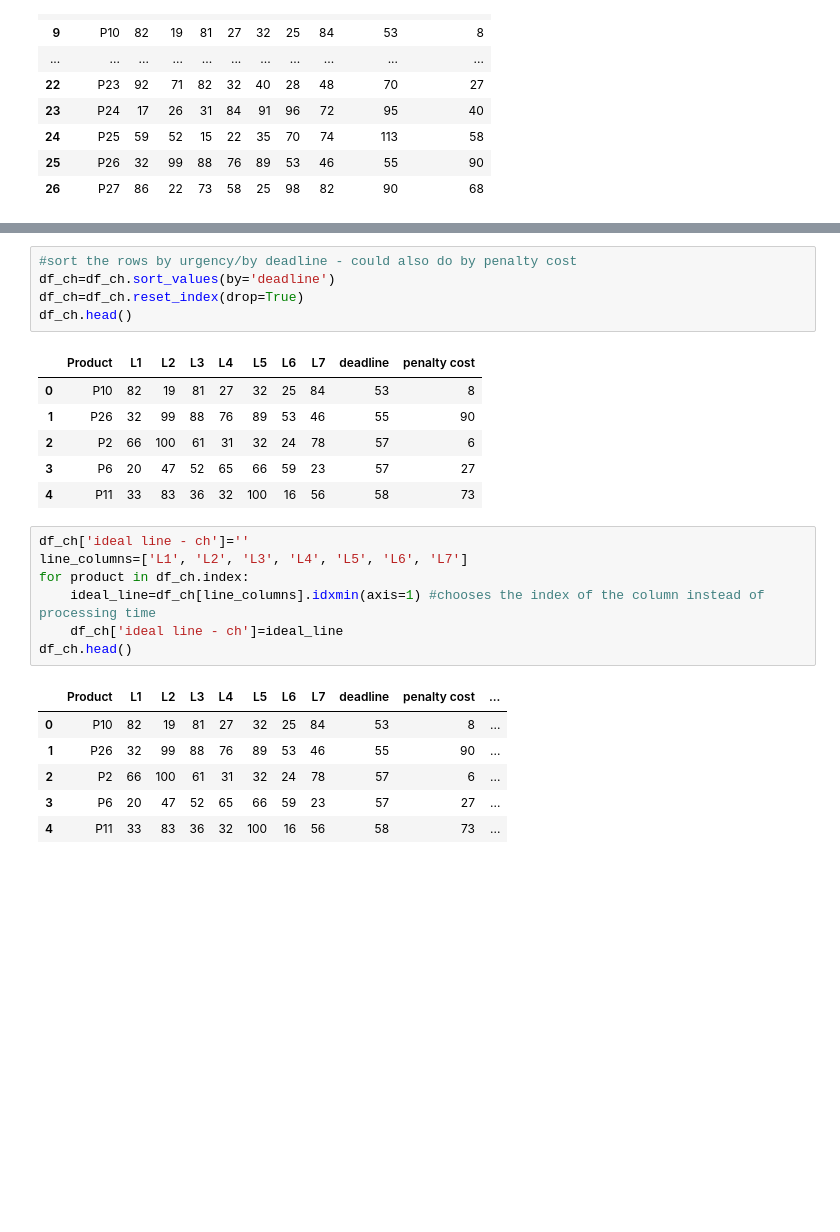
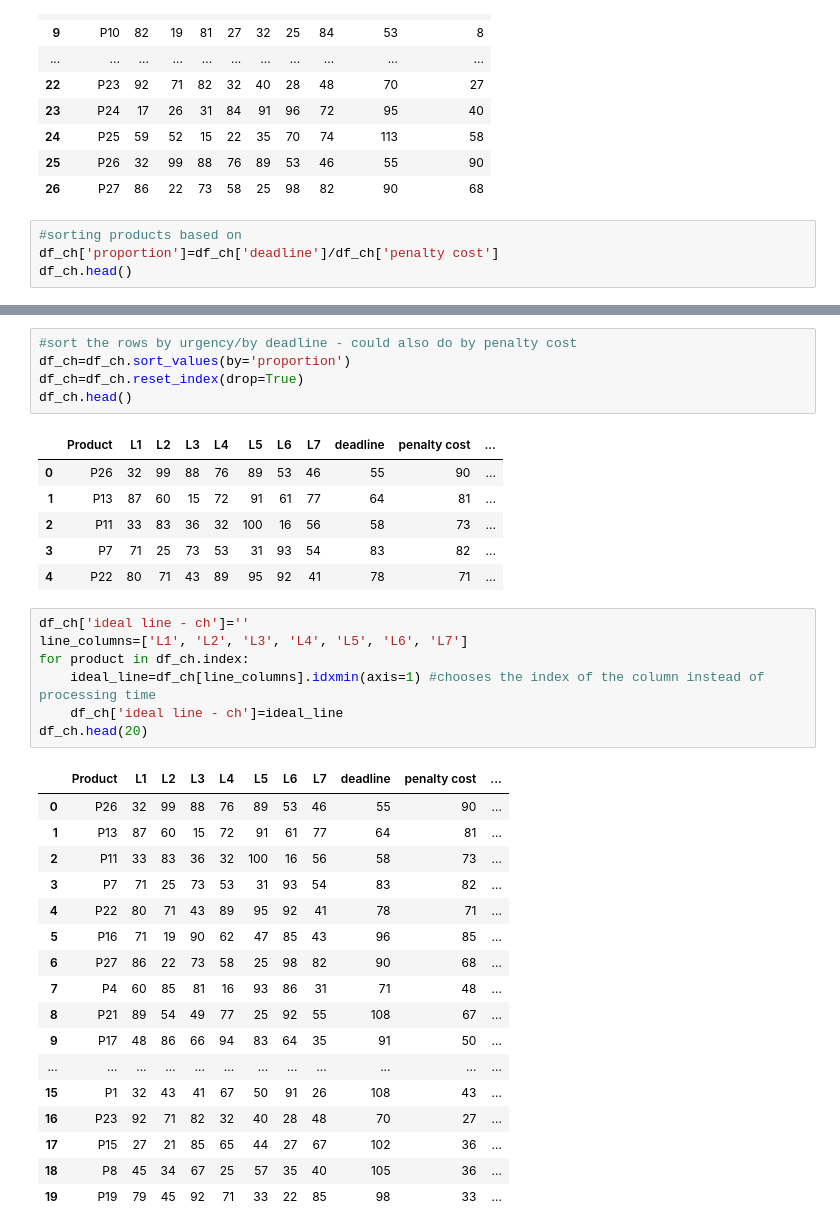
Before and after one commit to maritvanmegesen/OR5, a Jupyter notebook: or5_constructive_heuristic.ipynb, the cells around one changed output, grey strips where cells are left out. Saved outputs shown, nothing was run; the diff lists cells and outputs as text; blank space fills up the shorter version.

```diff
--- a/or5_constructive_heuristic.ipynb
+++ b/or5_constructive_heuristic.ipynb
@@ -23,3 +23,7 @@ df_ch.head(27)
 | 24 | P25 | 59 | 52 | 15 | 22 | 35 | 70 | 74 | 113 | 58 |
 | 25 | P26 | 32 | 99 | 88 | 76 | 89 | 53 | 46 | 55 | 90 |
 | 26 | P27 | 86 | 22 | 73 | 58 | 25 | 98 | 82 | 90 | 68 |
+# %%
+#sorting products based on
+df_ch['proportion']=df_ch['deadline']/df_ch['penalty cost']
+df_ch.head()
@@ -26,29 +37,40 @@ df_ch.head(27)
 # %%
 #sort the rows by urgency/by deadline - could also do by penalty cost
-df_ch=df_ch.sort_values(by='deadline')
+df_ch=df_ch.sort_values(by='proportion')
 df_ch=df_ch.reset_index(drop=True)
 df_ch.head()
 # %% [output]
-|  | Product | L1 | L2 | L3 | L4 | L5 | L6 | L7 | deadline | penalty cost |
-| 0 | P10 | 82 | 19 | 81 | 27 | 32 | 25 | 84 | 53 | 8 |
-| 1 | P26 | 32 | 99 | 88 | 76 | 89 | 53 | 46 | 55 | 90 |
-| 2 | P2 | 66 | 100 | 61 | 31 | 32 | 24 | 78 | 57 | 6 |
-| 3 | P6 | 20 | 47 | 52 | 65 | 66 | 59 | 23 | 57 | 27 |
-| 4 | P11 | 33 | 83 | 36 | 32 | 100 | 16 | 56 | 58 | 73 |
+|  | Product | L1 | L2 | L3 | L4 | L5 | L6 | L7 | deadline | penalty cost | ... |
+| 0 | P26 | 32 | 99 | 88 | 76 | 89 | 53 | 46 | 55 | 90 | ... |
+| 1 | P13 | 87 | 60 | 15 | 72 | 91 | 61 | 77 | 64 | 81 | ... |
+| 2 | P11 | 33 | 83 | 36 | 32 | 100 | 16 | 56 | 58 | 73 | ... |
+| 3 | P7 | 71 | 25 | 73 | 53 | 31 | 93 | 54 | 83 | 82 | ... |
+| 4 | P22 | 80 | 71 | 43 | 89 | 95 | 92 | 41 | 78 | 71 | ... |
 # %%
 df_ch['ideal line - ch']=''
 line_columns=['L1', 'L2', 'L3', 'L4', 'L5', 'L6', 'L7']
 for product in df_ch.index:
     ideal_line=df_ch[line_columns].idxmin(axis=1) #chooses the index of the column instead of processing time
     df_ch['ideal line - ch']=ideal_line
-df_ch.head()
+df_ch.head(20)
 # %% [output]
 |  | Product | L1 | L2 | L3 | L4 | L5 | L6 | L7 | deadline | penalty cost | ... |
-| 0 | P10 | 82 | 19 | 81 | 27 | 32 | 25 | 84 | 53 | 8 | ... |
-| 1 | P26 | 32 | 99 | 88 | 76 | 89 | 53 | 46 | 55 | 90 | ... |
-| 2 | P2 | 66 | 100 | 61 | 31 | 32 | 24 | 78 | 57 | 6 | ... |
-| 3 | P6 | 20 | 47 | 52 | 65 | 66 | 59 | 23 | 57 | 27 | ... |
-| 4 | P11 | 33 | 83 | 36 | 32 | 100 | 16 | 56 | 58 | 73 | ... |
+| 0 | P26 | 32 | 99 | 88 | 76 | 89 | 53 | 46 | 55 | 90 | ... |
+| 1 | P13 | 87 | 60 | 15 | 72 | 91 | 61 | 77 | 64 | 81 | ... |
+| 2 | P11 | 33 | 83 | 36 | 32 | 100 | 16 | 56 | 58 | 73 | ... |
+| 3 | P7 | 71 | 25 | 73 | 53 | 31 | 93 | 54 | 83 | 82 | ... |
+| 4 | P22 | 80 | 71 | 43 | 89 | 95 | 92 | 41 | 78 | 71 | ... |
+| 5 | P16 | 71 | 19 | 90 | 62 | 47 | 85 | 43 | 96 | 85 | ... |
+| 6 | P27 | 86 | 22 | 73 | 58 | 25 | 98 | 82 | 90 | 68 | ... |
+| 7 | P4 | 60 | 85 | 81 | 16 | 93 | 86 | 31 | 71 | 48 | ... |
+| 8 | P21 | 89 | 54 | 49 | 77 | 25 | 92 | 55 | 108 | 67 | ... |
+| 9 | P17 | 48 | 86 | 66 | 94 | 83 | 64 | 35 | 91 | 50 | ... |
+| ... | ... | ... | ... | ... | ... | ... | ... | ... | ... | ... | ... |
+| 15 | P1 | 32 | 43 | 41 | 67 | 50 | 91 | 26 | 108 | 43 | ... |
+| 16 | P23 | 92 | 71 | 82 | 32 | 40 | 28 | 48 | 70 | 27 | ... |
+| 17 | P15 | 27 | 21 | 85 | 65 | 44 | 27 | 67 | 102 | 36 | ... |
+| 18 | P8 | 45 | 34 | 67 | 25 | 57 | 35 | 40 | 105 | 36 | ... |
+| 19 | P19 | 79 | 45 | 92 | 71 | 33 | 22 | 85 | 98 | 33 | ... |
 # %%
 #of course we will not always use the ideal column so this is much more helpful
 def sort_column_names(row):
```
Also changed, not shown: parts of 2 cells of this notebook.
